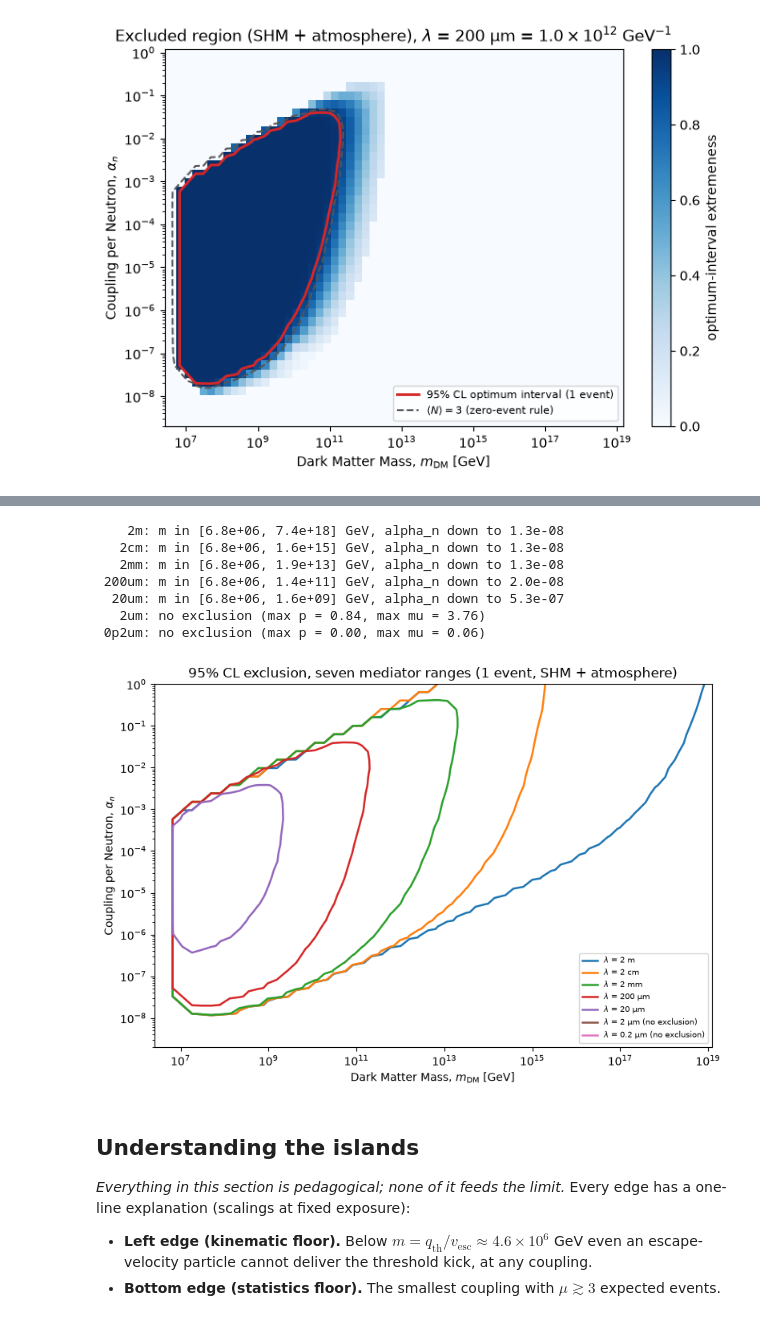
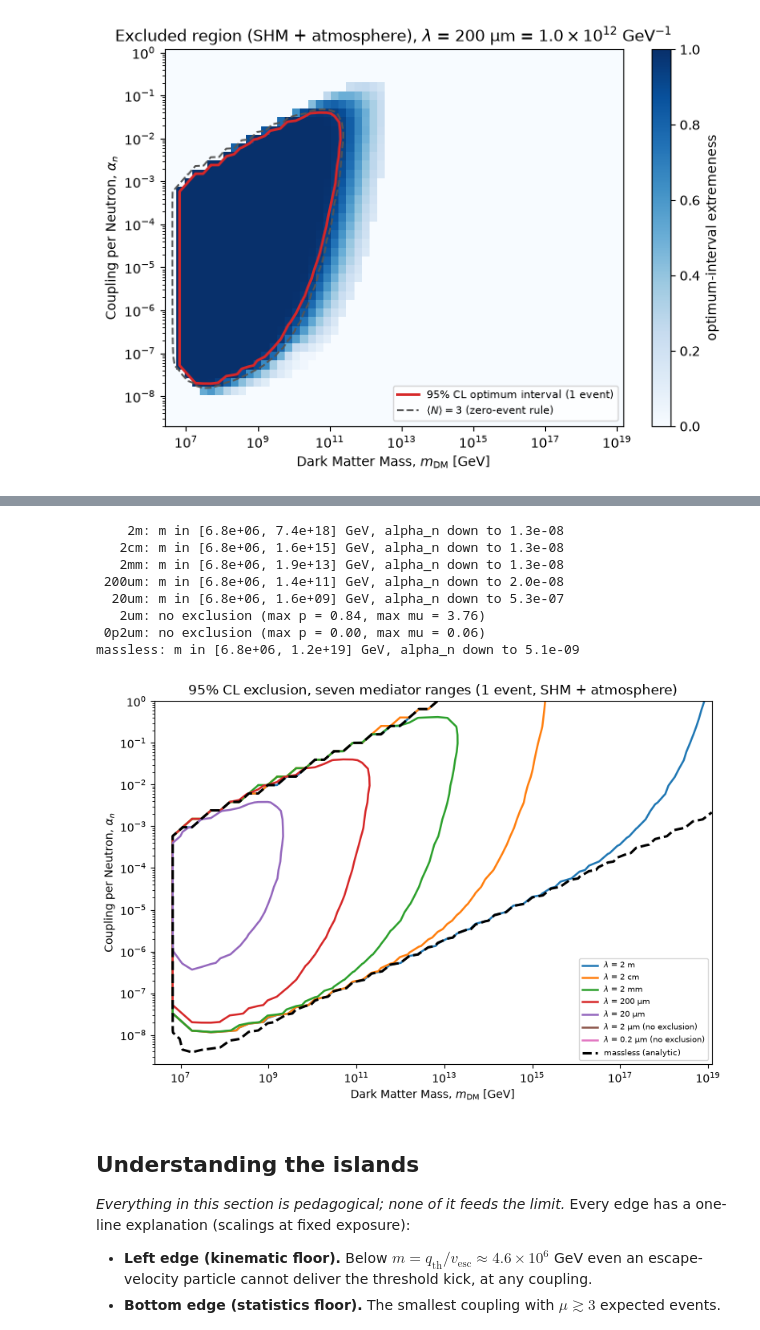
Before and after one commit to PolonaiseExperiment/luhdm, a Jupyter notebook: notebooks/limit_contour.ipynb, the cells around one changed output, grey strips where cells are left out. Cells and saved outputs as stored; diff of their text form; code cells hidden in the pictures.

```diff
--- a/notebooks/limit_contour.ipynb
+++ b/notebooks/limit_contour.ipynb
@@ -187,3 +157,12 @@ def expected_transits(alpha_n, mu, f_v_f, xs):
+# %%
+v_i_samples = atmosphere.sample_shm(int(1e5))  # SHM at the top of the atmosphere
+
+# thin aliases so the cells below read like the original notebook
+def differential_rate_trapz(qs, alpha_n, mu, f_v_f, xs):
+    return rate.differential_rate_trapz(qs, alpha_n, mu, f_v_f, xs)
+
+def expected_transits(alpha_n, mu, f_v_f, xs):
+    return rate.expected_transits(alpha_n, mu, f_v_f, xs, T_TOTAL)
 # %% [markdown]
 ### Spectra
 
@@ -247,14 +232,18 @@ calibration tables are shared across the plane via $\mu$ rounding. If a scan
 file is missing, a coarse inline scan runs for the reference range only.
 # %%
 SCANS = {}
-for tag, lamb, color in LAMBDAS:
+ALL_TAGS = LAMBDAS + [("massless", None, "k")]
+for tag, lamb, color in ALL_TAGS:
     f = Path(f"scan7_{tag}.npz")
     if not f.exists():
         print(f"{f} missing; skipping {tag}")
         continue
     d = np.load(f)
     assert np.allclose(d["events"], EVENTS), f"{f}: different event list!"
-    assert np.isclose(float(d["lamb"]), lamb), f"{f}: lambda mismatch"
+    if lamb is not None:
+        assert np.isclose(float(d["lamb"]), lamb), f"{f}: lambda mismatch"
+    else:
+        assert bool(d["massless"]), f"{f}: expected a --massless scan"
     SCANS[tag] = dict(
         ms=d["ms"], alphas_n=d["alphas_n"], extremeness=d["extremeness"],
         counts=d["counts"], n_transit=np.maximum(d["n_transit"], 0.0),
@@ -357,53 +355,56 @@ momentum cap $\tilde q_\text{max} = K_1(\xi)$ organizes the family:
 # %%
 fig, ax = plt.subplots(figsize=(8, 5.5))
 CS95 = {}
-for tag, lamb, color in LAMBDAS:
+for tag, lamb, color in ALL_TAGS:
     if tag not in SCANS:
         continue
     s = SCANS[tag]
+    style = dict(linestyles="--", linewidths=2.2) if lamb is None else \
+        dict(linewidths=1.8)
+    lab = ("massless (analytic)" if lamb is None
+           else lamb_label(lamb).split(" = $")[0])
     if (s["extremeness"] >= CONFIDENCE).any():
         CS95[tag] = ax.contour(s["ms"], s["alphas_n"], s["extremeness"],
-                               levels=[CONFIDENCE], colors=color,
-                               linewidths=1.8)
-        ax.plot([], [], color=color, lw=1.8,
-                label=lamb_label(lamb).split(" = $")[0])
+                               levels=[CONFIDENCE], colors=color, **style)
+        ax.plot([], [], color=color, lw=style["linewidths"],
+                ls="--" if lamb is None else "-", label=lab)
     else:
-        ax.plot([], [], color=color, lw=1.8,
-                label=lamb_label(lamb).split(" = $")[0] + " (no exclusion)")
+        ax.plot([], [], color=color, lw=1.8, label=lab + " (no exclusion)")
 ax.set_xscale("log")
 ax.set_yscale("log")
 ax.set_xlim(REF["ms"].min(), M_PLANCK)
 ax.set_ylim(REF["alphas_n"].min(), 1.0)
 ax.set_xlabel(r"Dark Matter Mass, $m_{\rm DM}$ [GeV]")
 ax.set_ylabel(r"Coupling per Neutron, $\alpha_n$")
 ax.set_title(f"{CONFIDENCE:.0%} CL exclusion, seven mediator ranges "
              f"({EVENTS.size} event, SHM + atmosphere)")
 ax.legend(loc="lower right", fontsize=7)
 fig.tight_layout()
 fig.savefig("limit_contour_all.png", dpi=140)
 
-for tag, lamb, color in LAMBDAS:
+for tag, lamb, color in ALL_TAGS:
     if tag not in SCANS:
         continue
     s = SCANS[tag]
     excl = s["extremeness"] >= CONFIDENCE
     if excl.any():
         m_ex = np.broadcast_to(s["ms"], excl.shape)[excl]
         a_ex = np.broadcast_to(s["alphas_n"][:, None], excl.shape)[excl]
         print(f"{tag:>6}: m in [{m_ex.min():.1e}, {m_ex.max():.1e}] GeV, "
               f"alpha_n down to {a_ex.min():.1e}")
     else:
         print(f"{tag:>6}: no exclusion (max p = {s['extremeness'].max():.2f}, "
               f"max mu = {s['counts'].max():.2f})")
 # %% [output]
     2m: m in [6.8e+06, 7.4e+18] GeV, alpha_n down to 1.3e-08
    2cm: m in [6.8e+06, 1.6e+15] GeV, alpha_n down to 1.3e-08
    2mm: m in [6.8e+06, 1.9e+13] GeV, alpha_n down to 1.3e-08
  200um: m in [6.8e+06, 1.4e+11] GeV, alpha_n down to 2.0e-08
   20um: m in [6.8e+06, 1.6e+09] GeV, alpha_n down to 5.3e-07
    2um: no exclusion (max p = 0.84, max mu = 3.76)
  0p2um: no exclusion (max p = 0.00, max mu = 0.06)
+massless: m in [6.8e+06, 1.2e+19] GeV, alpha_n down to 5.1e-09
-[figure, old version]
+[figure, new version]
 # %% [markdown]
 ## Understanding the islands
 
```
Also changed, not shown: parts of 18 cells of this notebook, 8 other files.
